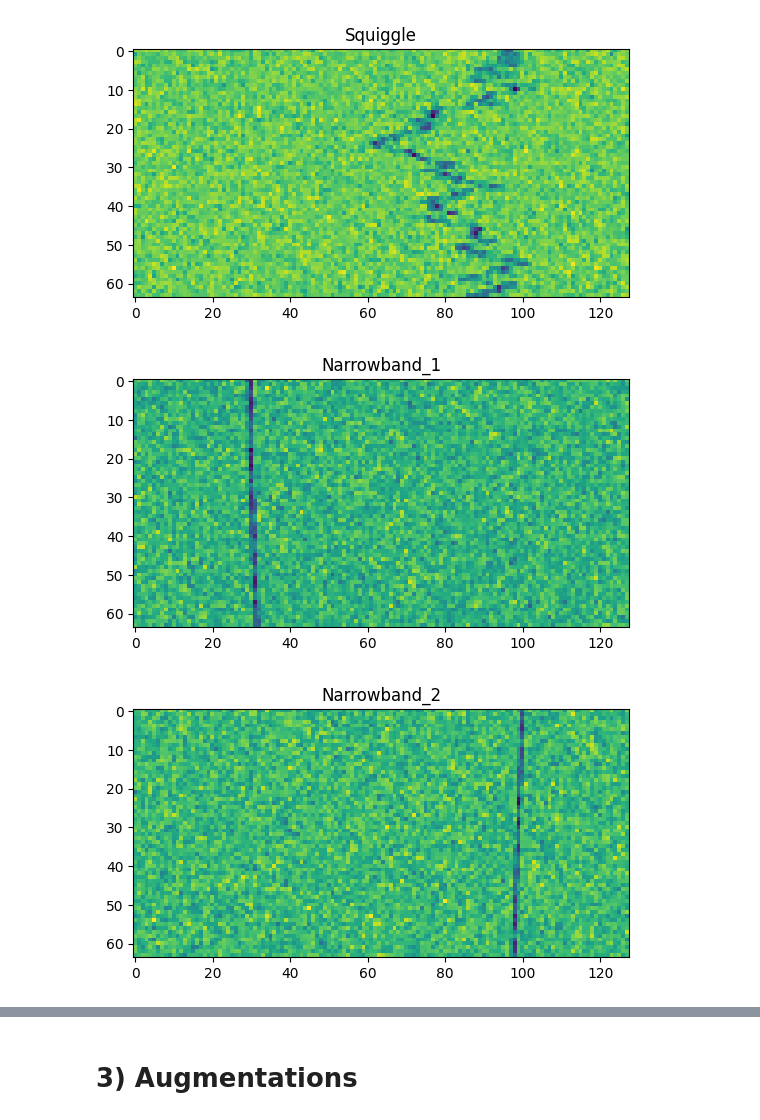
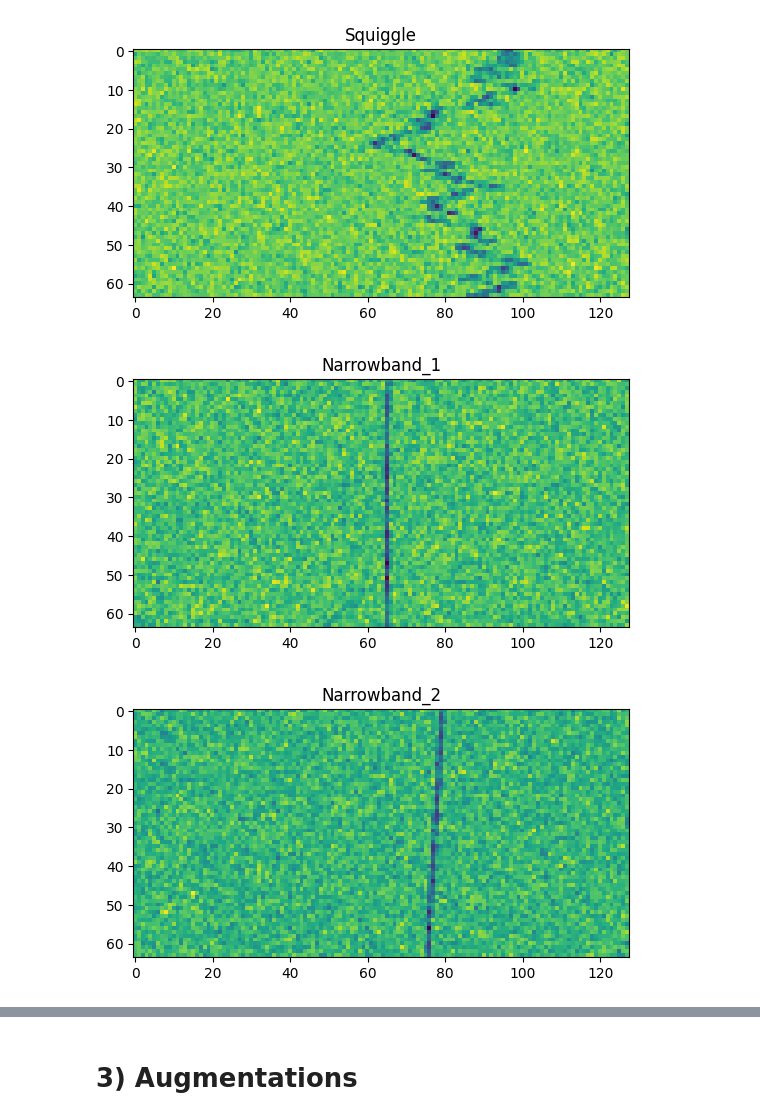
Before and after one commit to balarcode/deep-learning, a Jupyter notebook: telecommunications/radio_signal_classification/radio_signal_classification.ipynb, the cells around one changed output, grey strips where cells are left out. Drawn from its saved outputs; the diff is of its cells as text; code cells hidden in the pictures.

```diff
--- a/telecommunications/radio_signal_classification/radio_signal_classification.ipynb
+++ b/telecommunications/radio_signal_classification/radio_signal_classification.ipynb
@@ -91,15 +91,15 @@ display_spectrogram(idx)
 [figure]
 # %%
 # Plot the spectrogram
-idx = 3102 # Spectrogram index
+idx = 1102 # Spectrogram index
 display_spectrogram(idx)
 # %% [output]
-[figure, old version]
+[figure, new version]
 # %%
 # Plot the spectrogram
-idx = 901 # Spectrogram index
+idx = 401 # Spectrogram index
 display_spectrogram(idx)
 # %% [output]
-[figure, old version]
+[figure, new version]
 # %%
 # Plot the spectrogram
```
Also changed, not shown: parts of 11 cells of this notebook.
